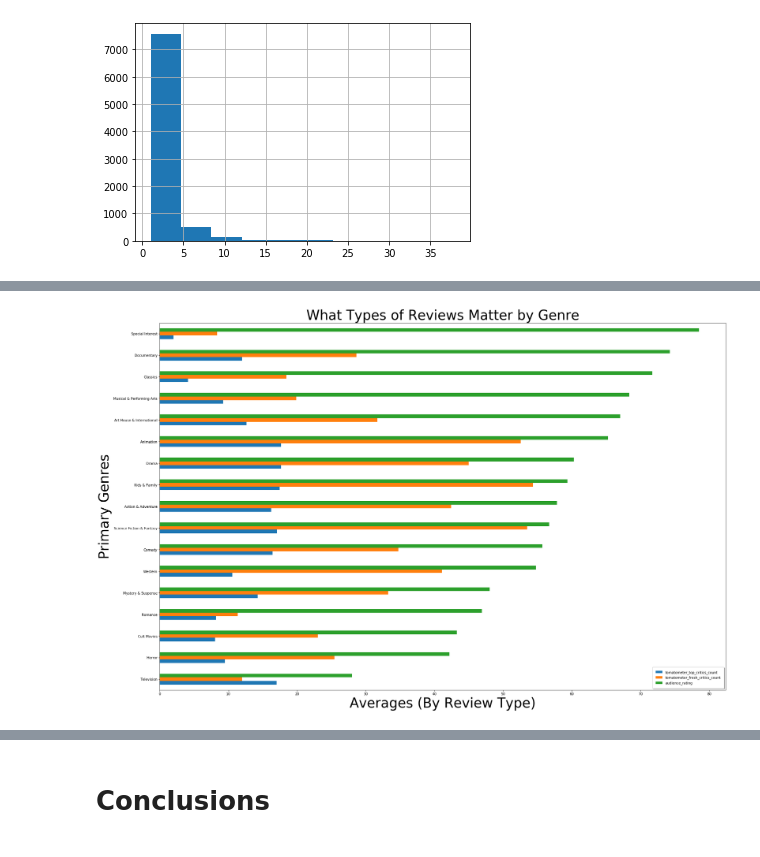
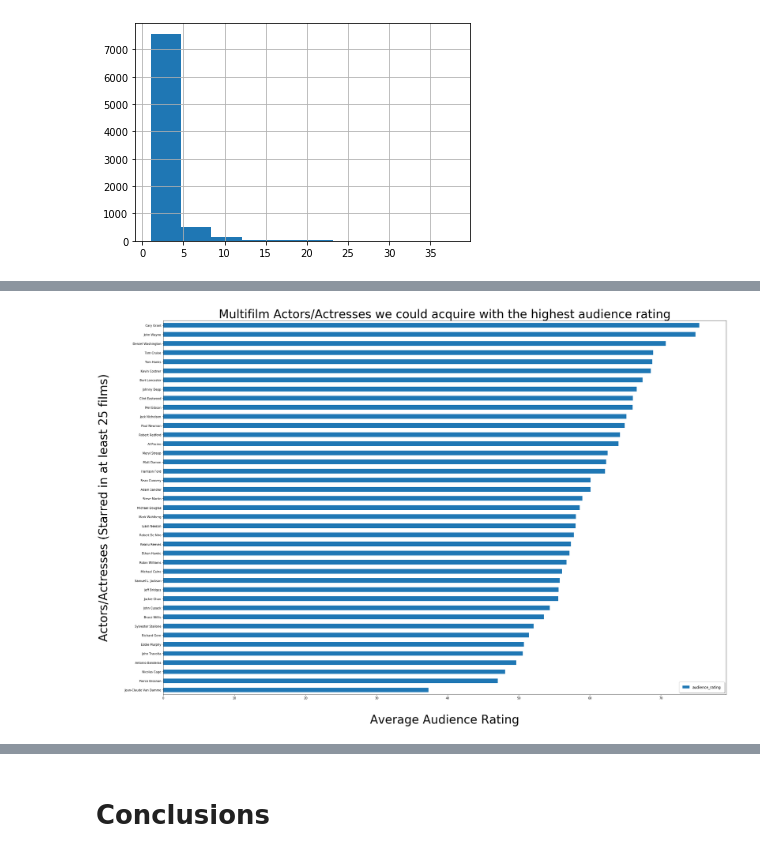
Before and after one commit to SamuelRahwa/Successful-Film-or-Not-, a Jupyter notebook: what_factors_make_a_film_successful.ipynb, the cells around one changed output, grey strips where cells are left out. Cells and saved outputs as stored; diff of their text form; code cells hidden in the pictures.

```diff
--- a/what_factors_make_a_film_successful.ipynb
+++ b/what_factors_make_a_film_successful.ipynb
@@ -360,17 +391,16 @@ ax.legend(fancybox = True, framealpha = 1, shadow = True, borderpad = 1);
 # %%
-# What types of reviews matter by genre?
+# Which Multifilm Actors/Actresses should we acquire?
 
 fig, ax = plt.subplots(figsize=(30,20))
-df_genres_ppl_critics[["primary_genre",'tomatometer_top_critics_count','tomatometer_fresh_critics_count',\
-                       'audience_rating']].groupby("primary_genre").mean().\
-                        sort_values('audience_rating', ascending = True)\
-                        .plot(kind = 'barh', ax = ax)
+filtered_actors_frame[['audience_rating']].groupby(filtered_actors_frame['primary_actor']).mean()\
+                     .sort_values(by = 'audience_rating', ascending = True).plot(kind = 'barh', ax = ax);
 
-plt.ylabel("Primary Genres", size = 40)
-plt.xlabel("Averages (By Review Type)", size = 40)
-plt.title("What Types of Reviews Matter by Genre", size = 40)
+plt.ylabel("Actors/Actresses (Starred in at least 25 films)",labelpad = 50, fontsize = 40)
+plt.xlabel("Average Audience Rating",labelpad = 50, fontsize = 40)
+plt.title("Multifilm Actors/Actresses we could acquire with the highest audience rating", fontsize = 40)
 
 ax.legend(loc = 'upper right', frameon = False)
-ax.legend(fancybox = True, framealpha = 1, shadow = True, borderpad = 1);
+ax.legend(fancybox = True, framealpha = 1, shadow = True, borderpad = 1, fontsize = 'large');
+plt.tight_layout();
 # %% [output]
-[figure, old version]
+[figure, new version]
```
Also changed, not shown: parts of 36 cells of this notebook, 10 other files.
